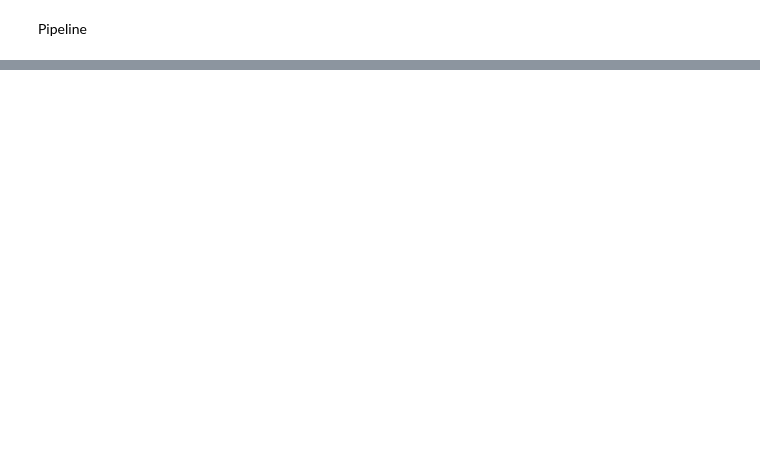
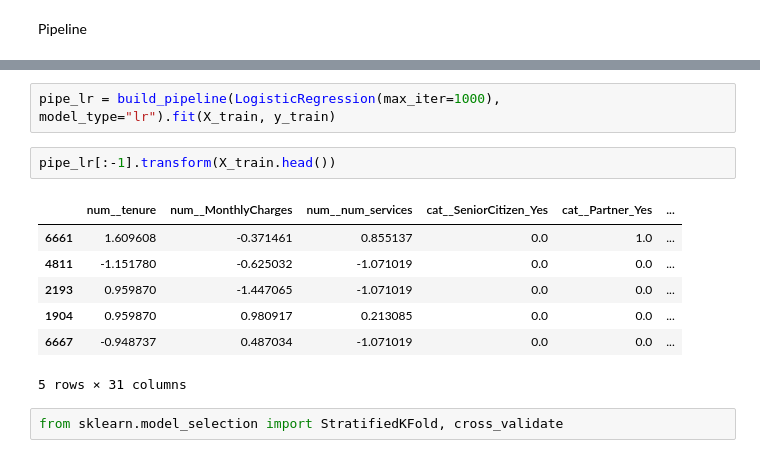
Before and after one commit to jeswingeorge/Telco-Customer-Churn-Kaggle, a Jupyter notebook: notebooks/4_baseline_models.ipynb, the cells around one changed output, grey strips where cells are left out. Saved outputs shown, nothing was run; the diff lists cells and outputs as text; blank space fills up the shorter version.

```diff
--- a/notebooks/4_baseline_models.ipynb
+++ b/notebooks/4_baseline_models.ipynb
@@ -40,0 +50,14 @@ df.head()
+# %%
+pipe_lr = build_pipeline(LogisticRegression(max_iter=1000), model_type="lr").fit(X_train, y_train)
+# %%
+pipe_lr[:-1].transform(X_train.head())
+# %% [output]
+|  | num__tenure | num__MonthlyCharges | num__num_services | cat__SeniorCitizen_Yes | cat__Partner_Yes | ... |
+| 6661 | 1.609608 | -0.371461 | 0.855137 | 0.0 | 1.0 | ... |
+| 4811 | -1.151780 | -0.625032 | -1.071019 | 0.0 | 0.0 | ... |
+| 2193 | 0.959870 | -1.447065 | -1.071019 | 0.0 | 0.0 | ... |
+| 1904 | 0.959870 | 0.980917 | 0.213085 | 0.0 | 0.0 | ... |
+| 6667 | -0.948737 | 0.487034 | -1.071019 | 0.0 | 0.0 | ... |
+5 rows × 31 columns
+# %%
+from sklearn.model_selection import StratifiedKFold, cross_validate
```
Also changed, not shown: parts of 11 cells of this notebook.
